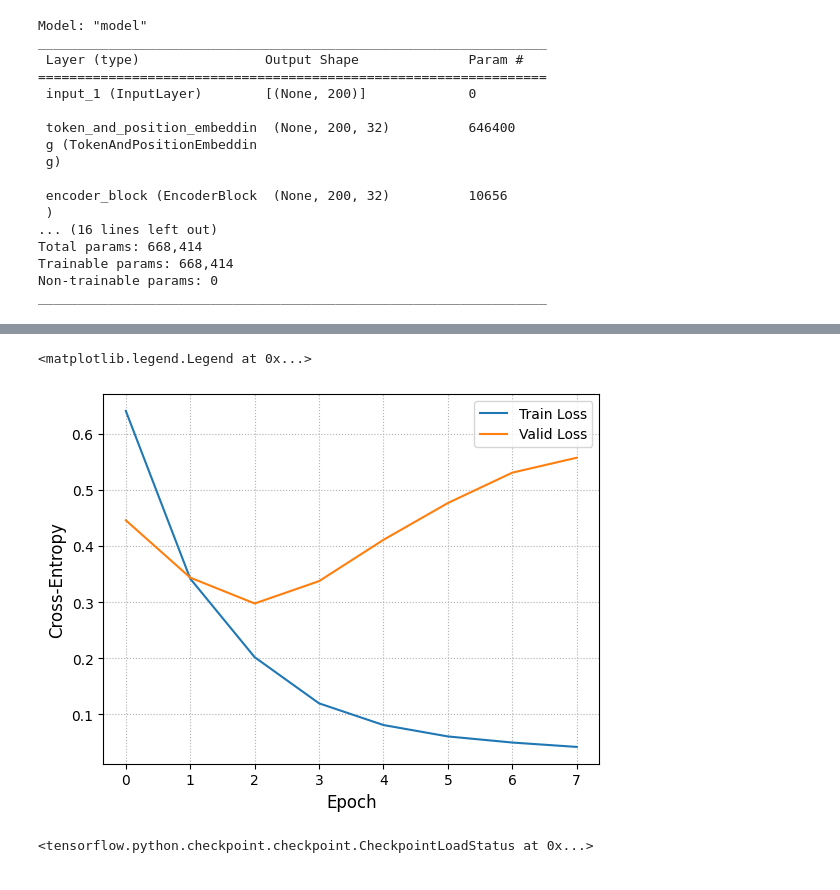
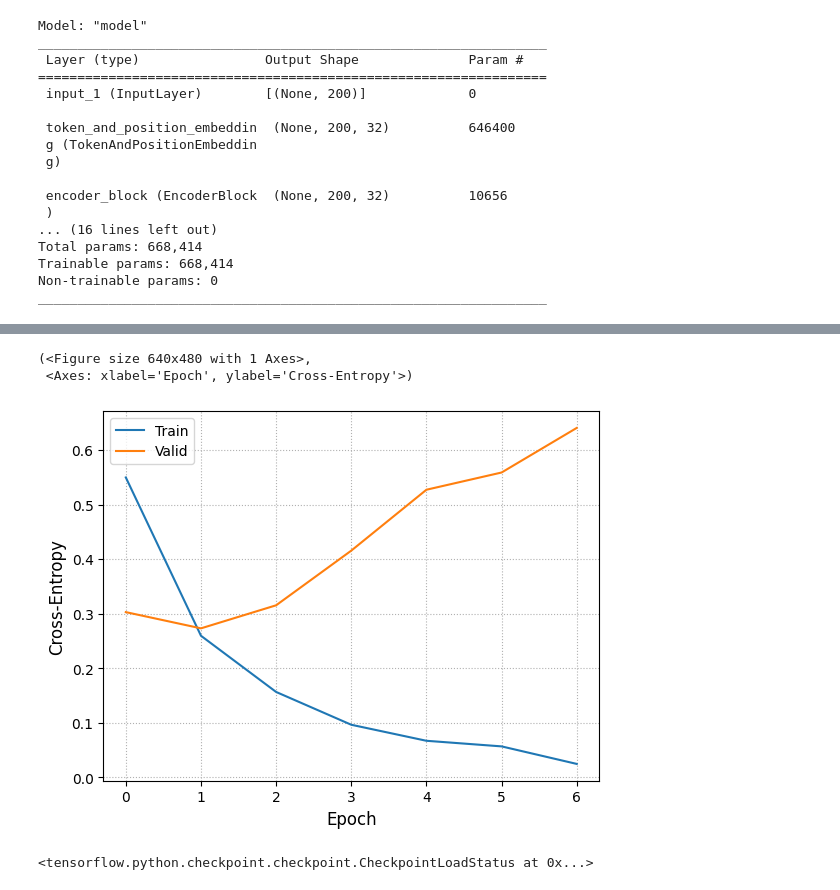
Before and after one commit to youjin2/ds, a Jupyter notebook: ds093/notebooks/transformer_sentiment_analysis.ipynb, the cells around one changed output, grey strips where cells are left out. Drawn from its saved outputs; the diff is of its cells as text; code cells hidden in the pictures.

```diff
--- a/ds093/notebooks/transformer_sentiment_analysis.ipynb
+++ b/ds093/notebooks/transformer_sentiment_analysis.ipynb
@@ -55,14 +65,11 @@ Text(0, 0.5, 'Frequency')
 # %% [markdown]
 ## Preproess Dataset
-# %%
-# train/valid split
-X_train_raw, X_valid_raw, y_train_raw, y_valid_raw = train_test_split(X_train_raw, y_train_raw, random_state=1234)
 # %%
 # restrict the length of document
 
-X_train = sequence.pad_sequences(X_train_raw, maxlen=maxlen)
-X_valid = sequence.pad_sequences(X_valid_raw, maxlen=maxlen)
-X_test = sequence.pad_sequences(X_test_raw, maxlen=maxlen)
+X_train = sequence.pad_sequences(X_train_raw, maxlen=max_len)
+X_valid = sequence.pad_sequences(X_valid_raw, maxlen=max_len)
+X_test = sequence.pad_sequences(X_test_raw, maxlen=max_len)
 
 y_train = to_categorical(y_train_raw)
 y_valid = to_categorical(y_valid_raw)
@@ -186,5 +180,5 @@ embed_dim = 32
 num_heads = 2
 ff_dim = 32
 # %%
-model = build_model(maxlen=maxlen, vocab_size=vocab_size)
+model = build_model(maxlen=max_len, vocab_size=vocab_size)
 # %% [output]
@@ -250,7 +244,7 @@ history = model.fit(
     y_train,
     validation_data=(X_valid, y_valid),
     epochs=50,
-    batch_size=512,
+    batch_size=256,
     callbacks=[es_cb, ckpt_cb],
 )
 # %% [output]
@@ -279,17 +271,9 @@ Epoch 8: early stopping
-# %%
-train_loss = history.history["loss"]
-valid_loss = history.history["val_loss"]
-
-fig, ax = plt.subplots(1, 1)
-ax.plot(train_loss, label="Train Loss")
-ax.plot(valid_loss, label="Valid Loss")
-ax.grid(linestyle=":")
-ax.set_xlabel("Epoch", fontsize=12)
-ax.set_ylabel("Cross-Entropy", fontsize=12)
-ax.legend()
-# %% [output]
-<matplotlib.legend.Legend at 0x...>
-[figure, removed]
+# %%
+plot_history(history, ylabel="Cross-Entropy")
+# %% [output]
+(<Figure size 640x480 with 1 Axes>,
+ <Axes: xlabel='Epoch', ylabel='Cross-Entropy'>)
+[figure, added]
 # %%
 # load best model
 
```
Also changed, not shown: parts of 17 cells of this notebook, 1 other file.
